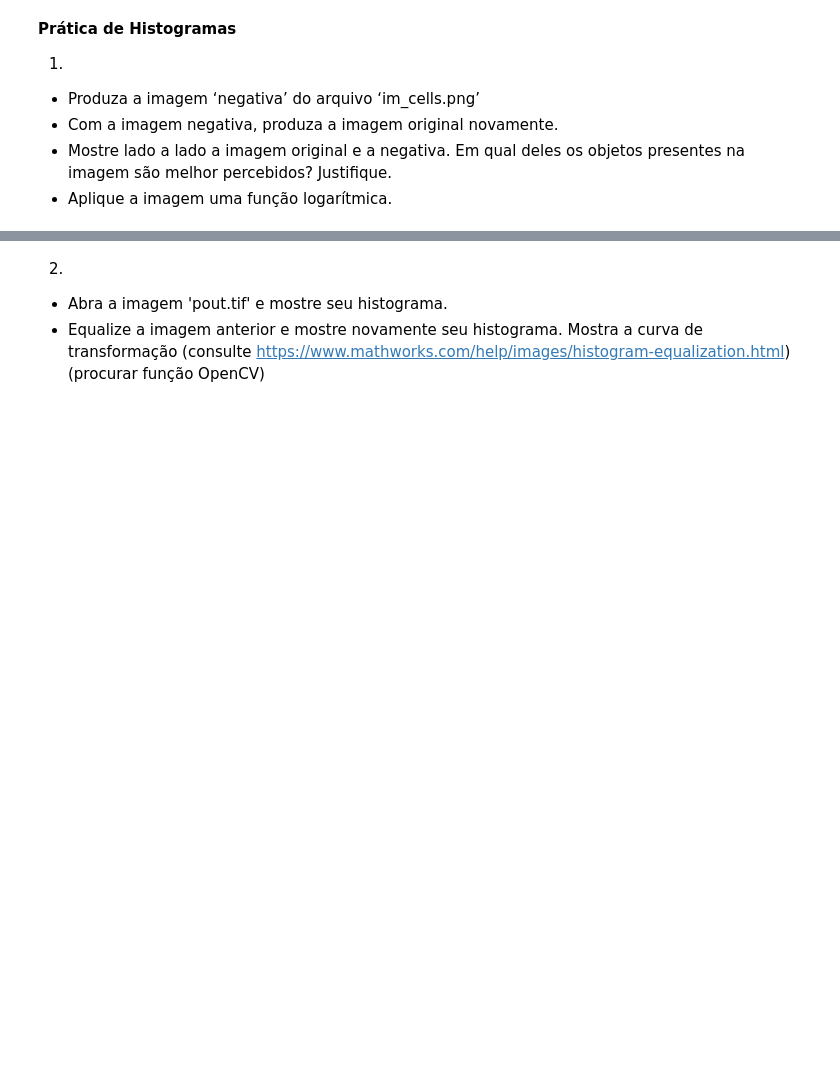
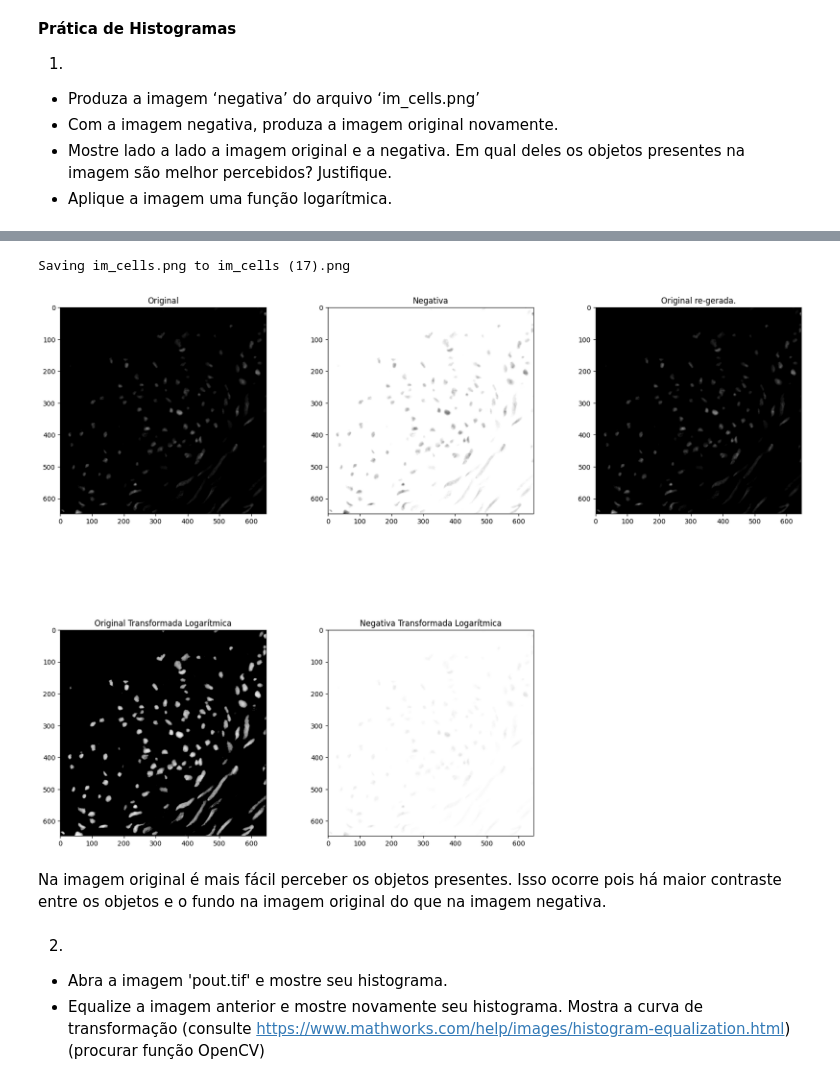
Before and after one commit to DanielGoncalves666/gbc216_t1_G01, a Jupyter notebook: Lab03 - Histogram Equalization/Lab03_hist.ipynb, the cells around one changed output, grey strips where cells are left out. Saved outputs shown, nothing was run; the diff lists cells and outputs as text; code cells hidden in the pictures; blank space fills up the shorter version.

```diff
--- a/Lab03 - Histogram Equalization/Lab03_hist.ipynb
+++ b/Lab03 - Histogram Equalization/Lab03_hist.ipynb
@@ -39,0 +9,59 @@ if __name__ == "__main__":
+# %%
+
+from google.colab import files
+import numpy as np
+import matplotlib.pyplot as plt
+from PIL import Image
+from IPython.display import display, Markdown
+
+uploaded = files.upload()
+
+file_name = next(iter(uploaded))
+
+
+img = Image.open(f"/content/{file_name}")
+img_array = np.array(img)
+
+
+negative_img = 255 - img_array
+regenerated_img = 255 - negative_img
+
+# Aplicar transformação logarítmica à imagem original
+c = 255 / np.log1p(np.max(img_array))  # Constante de escala para a imagem original
+transformada_original = c * np.log1p(img_array)
+transformada_original = np.clip(transformada_original, 0, 255).astype(np.uint8)
+final_original  = Image.fromarray(transformada_original)
+
+# Aplicar transformação logarítmica à imagem negativa
+c_neg = 255 / np.log1p(np.max(negative_img))  # Constante de escala para a imagem negativa
+transformada_negativa = c_neg * np.log1p(negative_img)
+transformada_negativa = np.clip(transformada_negativa, 0, 255).astype(np.uint8)
+final_negativa = Image.fromarray(transformada_negativa)
+
+
+plt.figure(figsize=(20, 15))
+plt.subplot(2, 3, 1)
+plt.title('Original')
+plt.imshow(img, cmap='gray', vmin=0, vmax=255)
+
+plt.subplot(2, 3, 2)
+plt.title('Negativa')
+plt.imshow(negative_img, cmap='gray', vmin=0, vmax=255)
+
+plt.subplot(2, 3, 3)
+plt.title('Original re-gerada.')
+plt.imshow(regenerated_img, cmap='gray', vmin=0, vmax=255)
+
+plt.subplot(2, 3, 4)
+plt.title('Original Transformada Logarítmica')
+plt.imshow(final_original, cmap='gray', vmin=0, vmax=255)
+
+plt.subplot(2, 3, 5)
+plt.title('Negativa Transformada Logarítmica')
+plt.imshow(final_negativa, cmap='gray', vmin=0, vmax=255)
+
+plt.subplots_adjust(wspace=0.3, hspace=0.4)
+plt.show()
+
+display(Markdown("Na imagem original é mais fácil perceber os objetos presentes. Isso ocorre pois há maior contraste entre os objetos e o fundo na imagem original do que na imagem negativa."))
+# %% [output]
@@ -40,3 +69,6 @@ if __name__ == "__main__":
+Saving im_cells.png to im_cells (17).png
+[figure, added]
+Na imagem original é mais fácil perceber os objetos presentes. Isso ocorre pois há maior contraste entre os objetos e o fundo na imagem original do que na imagem negativa.
 # %% [markdown]
 2)
 - Abra a imagem 'pout.tif' e mostre seu histograma.
```
Also changed, not shown: parts of 5 cells of this notebook.
